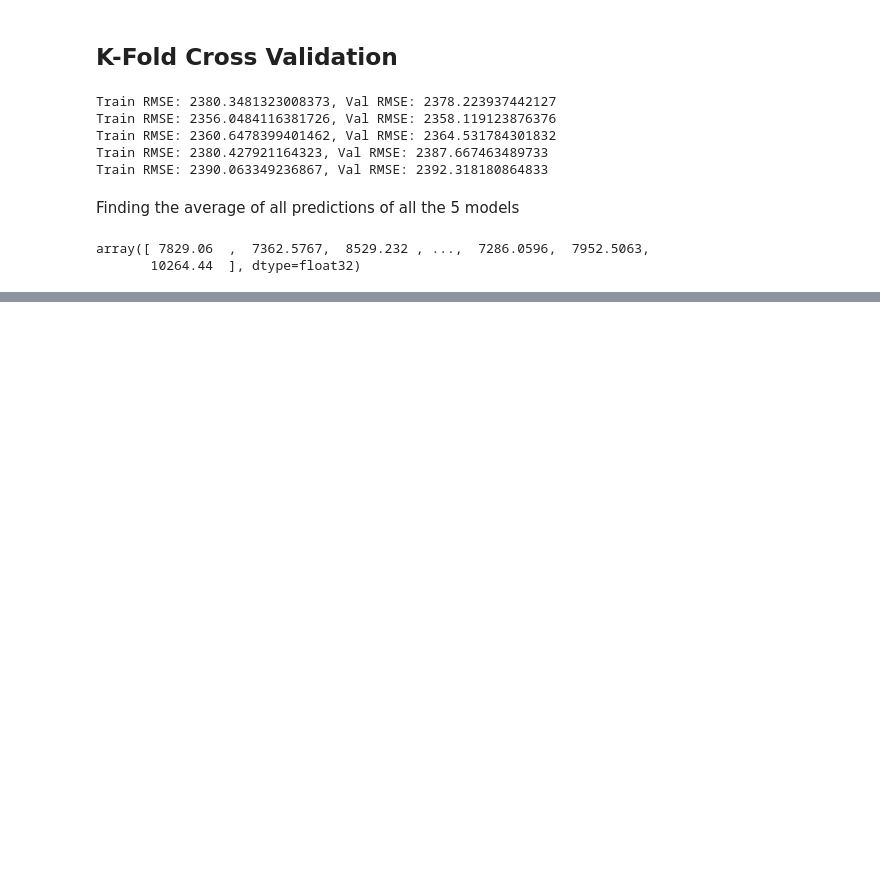
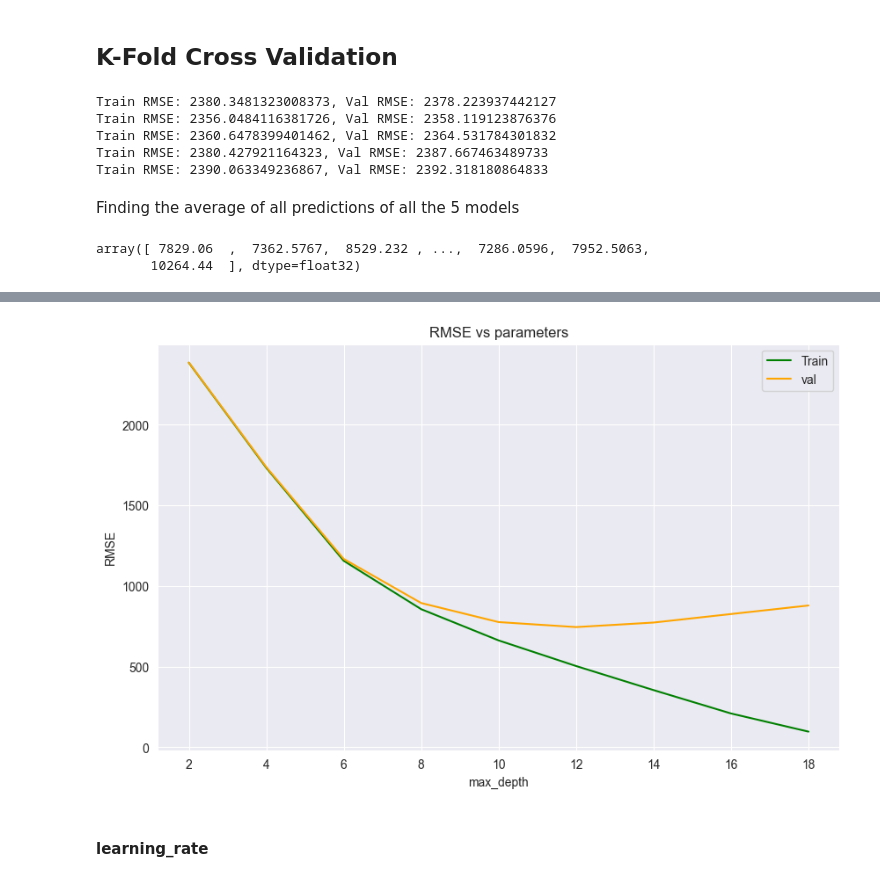
Before and after one commit to satan-pro/Rossman_Store_Predictions, a Jupyter notebook: rossmann_stores.ipynb, the cells around one changed output, grey strips where cells are left out. Cells and saved outputs as stored; diff of their text form; code cells hidden in the pictures; blank space fills up the shorter version.

```diff
--- a/rossmann_stores.ipynb
+++ b/rossmann_stores.ipynb
@@ -533,0 +587,7 @@ array([ 7829.06  ,  7362.5767,  8529.232 , ...,  7286.0596,  7952.5063,
+# %%
+max_depth = np.arange(2,20,2)
+rmse_vals=[]
+for depth in max_depth:
+    print(f'max_depth: {depth}')
+    curr_depth = test_params(max_depth=depth)
+    rmse_vals.append(curr_depth)
@@ -533,0 +613,6 @@ array([ 7829.06  ,  7362.5767,  8529.232 , ...,  7286.0596,  7952.5063,
+# %%
+plot_params([t[0] for t in rmse_vals], [t[1] for t in rmse_vals], max_depth, 'max_depth')
+# %% [output]
+[figure, added]
+# %% [markdown]
+#### learning_rate
```
Also changed, not shown: parts of 21 cells of this notebook, 1 other file.
